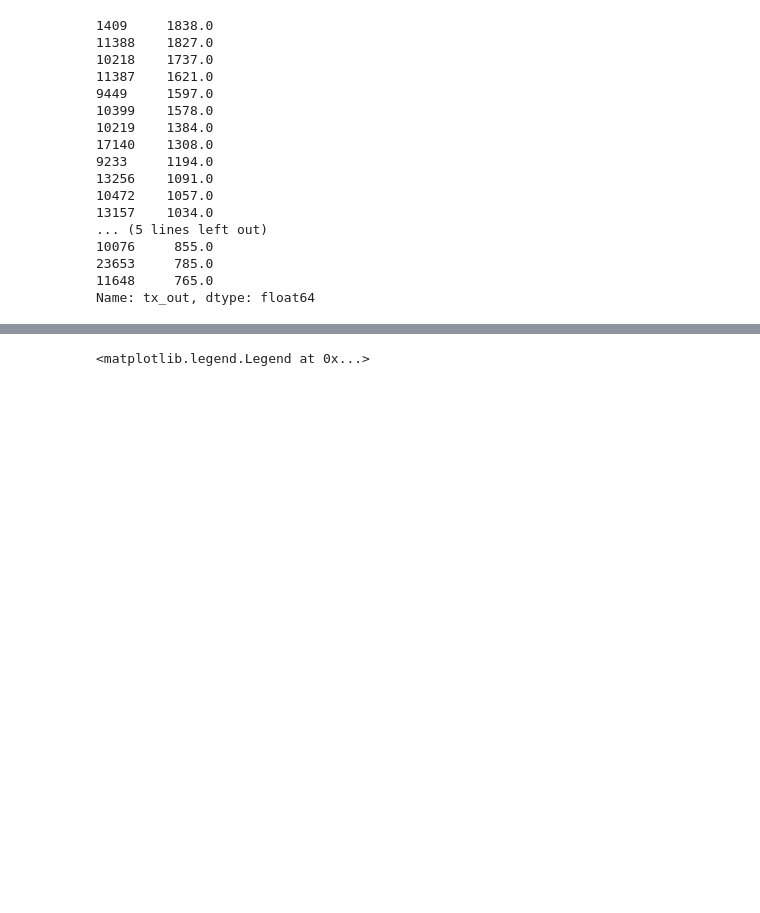
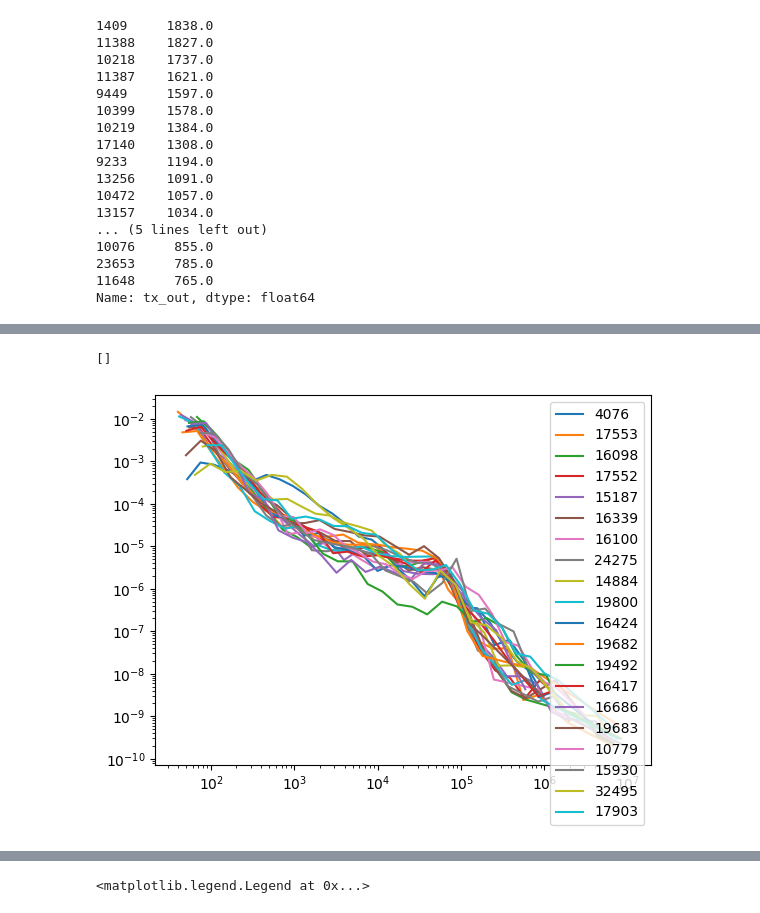
Before and after one commit to claudcelle/adtxns_paper, a Jupyter notebook: code/pickling-histograms.ipynb, the cells around one changed output, grey strips where cells are left out. Drawn from its saved outputs; the diff is of its cells as text; code cells hidden in the pictures; blank space fills up the shorter version.

```diff
--- a/code/pickling-histograms.ipynb
+++ b/code/pickling-histograms.ipynb
@@ -251,3 +256,3 @@ Name: tx_out, dtype: float64
 # %%
-most_active_sarafu = sarafu['agents'].nlargest(50, columns = 'tx_out').crid
+most_active_sarafu = sarafu['agents'].nlargest(50, columns = 'tx_out')[['crid','tx_out']]
 # %%
@@ -304,0 +293,11 @@ pickle(iets
+# %%
+for k in most_active_sarafu.head(20).crid:
+    h = hs[k]
+    plt.plot(h[0],h[1], label = k )
+
+plt.legend()
+
+plt.loglog()
+# %% [output]
+[]
+[figure, added]
```
Also changed, not shown: parts of 7 cells of this notebook, 5 other files.
